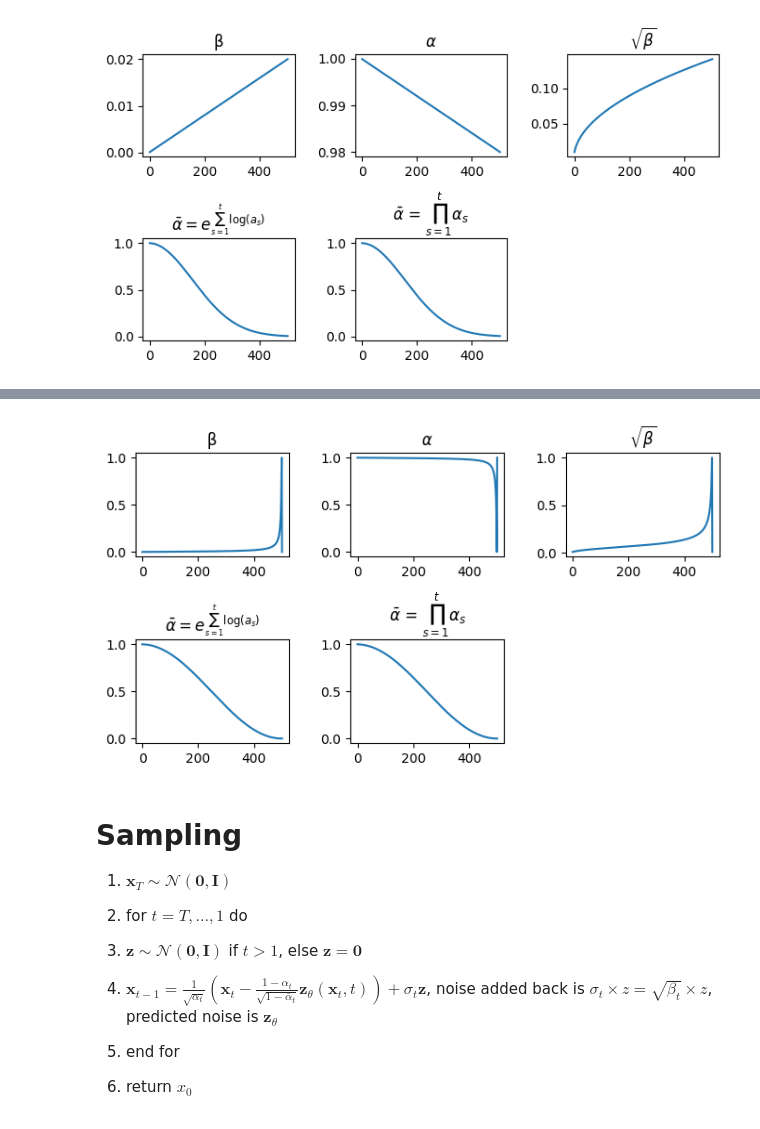
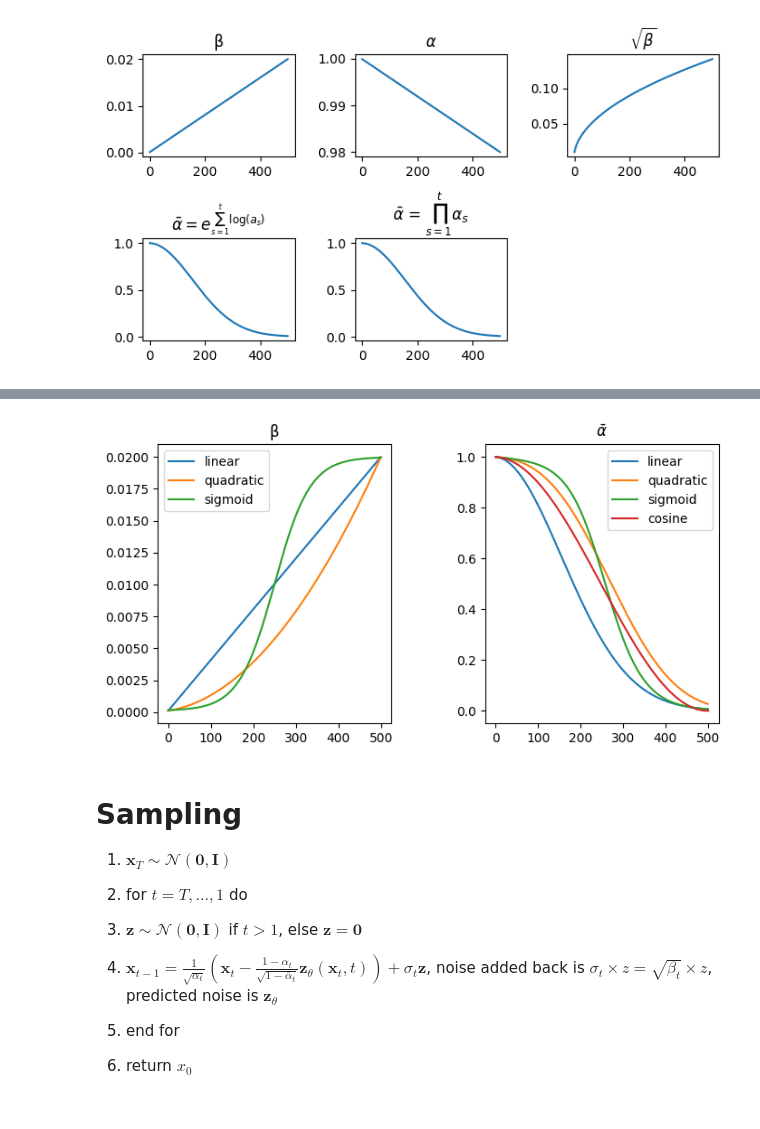
Before and after one commit to jogregoire/How-Diffusion-Models-Work, a Jupyter notebook: notebooks/analysis.ipynb, the cells around one changed output, grey strips where cells are left out. Saved outputs shown, nothing was run; the diff lists cells and outputs as text; code cells hidden in the pictures.

```diff
--- a/notebooks/analysis.ipynb
+++ b/notebooks/analysis.ipynb
@@ -34,7 +32,7 @@ def plot_noise_scheduling(noise):
     # Adjust the space between subplots
     plt.subplots_adjust(wspace=0.4, hspace=0.8)
 # %%
-noise = NoiseScheduler(timesteps, device, NoiseScheduler.LINEAR)
-plot_noise_scheduling(noise)
+noise_linear = NoiseScheduler(timesteps, device, NoiseScheduler.LINEAR)
+plot_noise_scheduling(noise_linear)
 # %% [output]
 [figure]
@@ -51,8 +39,27 @@ plot_noise_scheduling(noise)
-# %%
-noise = NoiseScheduler(timesteps, device, NoiseScheduler.COSINE)
-plot_noise_scheduling(noise)
-# %% [output]
-[figure, removed]
+# %%
+noise_quadratic = NoiseScheduler(timesteps, device, NoiseScheduler.QUADRATIC)
+noise_sigmoid = NoiseScheduler(timesteps, device, NoiseScheduler.SIGMOID)
+noise_cosine = NoiseScheduler(timesteps, device, NoiseScheduler.COSINE)
+
+# plot beta, alpha, alphabar, and sigma as subplots
+fig, axs = plt.subplots(1, 2, figsize=(8, 4))
+axs[0].plot(noise_linear.b_t)
+axs[0].plot(noise_quadratic.b_t)
+axs[0].plot(noise_sigmoid.b_t)
+#axs[0].plot(noise_cosine.b_t)
+axs[0].set_title('β')
+axs[0].legend(['linear', 'quadratic', 'sigmoid', 'cosine'])
+axs[1].plot(noise_linear.ab_t)
+axs[1].plot(noise_quadratic.ab_t)
+axs[1].plot(noise_sigmoid.ab_t)
+axs[1].plot(noise_cosine.ab_t)
+axs[1].set_title(r'$\bar{\alpha}$')
+axs[1].legend(['linear', 'quadratic', 'sigmoid', 'cosine'])
+
+# Adjust the space between subplots
+plt.subplots_adjust(wspace=0.4, hspace=0.8)
+# %% [output]
+[figure, added]
 # %%
 def denoise_add_noise(self, x, t, pred_noise, z=None):
         if z is None:
```
Also changed, not shown: parts of 10 cells of this notebook.
